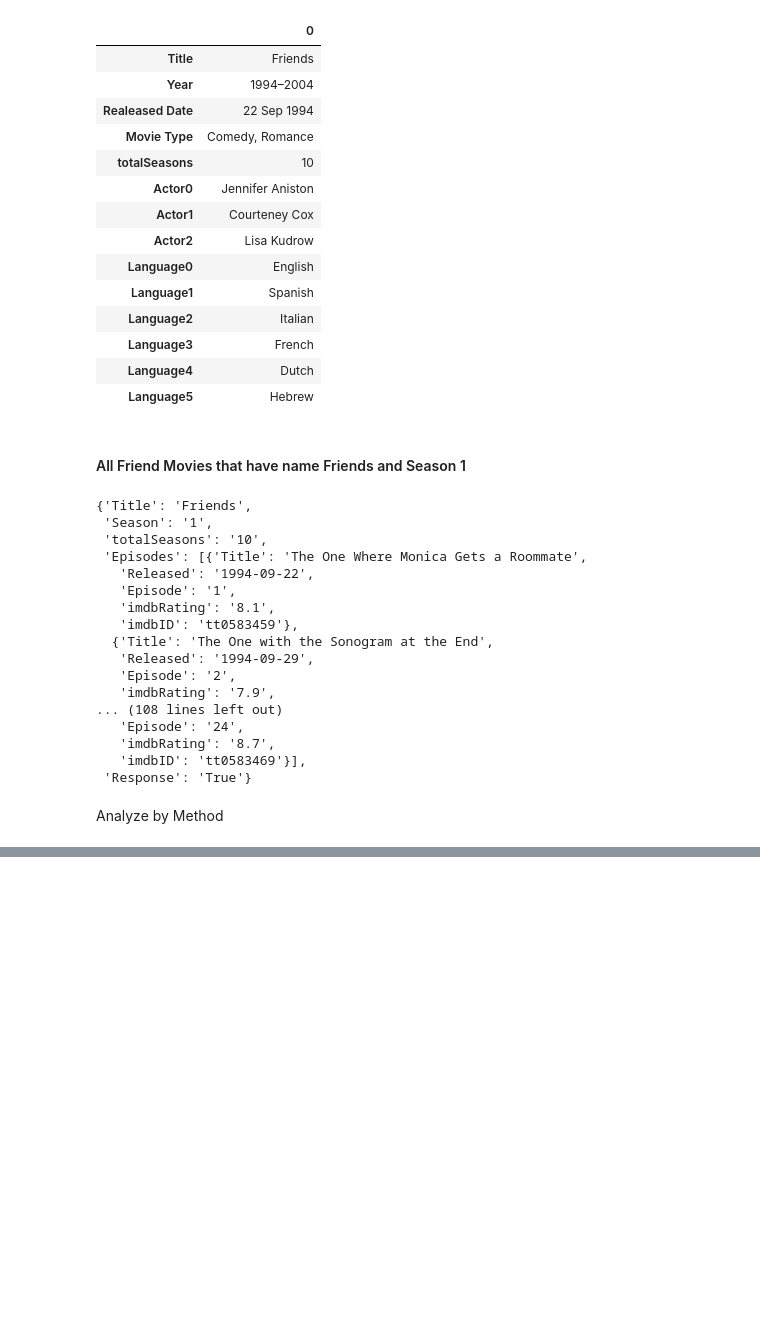
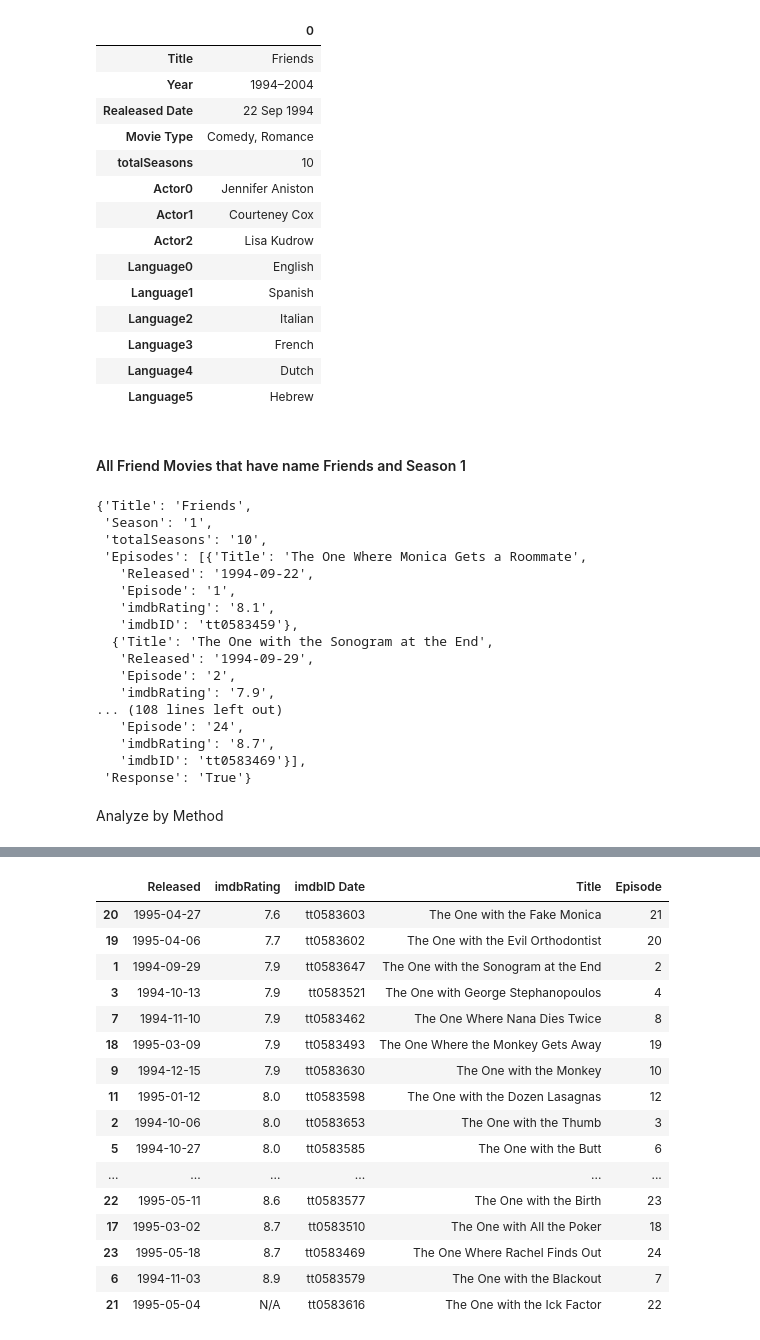
Before and after one commit to nurfkutlu/Friends_API, a Jupyter notebook: Friends.ipynb, the cells around one changed output, grey strips where cells are left out. Cells and saved outputs as stored; diff of their text form; code cells hidden in the pictures; blank space fills up the shorter version.

```diff
--- a/Friends.ipynb
+++ b/Friends.ipynb
@@ -167,0 +176,20 @@ film_ids
+# %%
+film_ids
+# %% [output]
+|  | Released | imdbRating | imdbID Date | Title | Episode |
+| 20 | 1995-04-27 | 7.6 | tt0583603 | The One with the Fake Monica | 21 |
+| 19 | 1995-04-06 | 7.7 | tt0583602 | The One with the Evil Orthodontist | 20 |
+| 1 | 1994-09-29 | 7.9 | tt0583647 | The One with the Sonogram at the End | 2 |
+| 3 | 1994-10-13 | 7.9 | tt0583521 | The One with George Stephanopoulos | 4 |
+| 7 | 1994-11-10 | 7.9 | tt0583462 | The One Where Nana Dies Twice | 8 |
+| 18 | 1995-03-09 | 7.9 | tt0583493 | The One Where the Monkey Gets Away | 19 |
+| 9 | 1994-12-15 | 7.9 | tt0583630 | The One with the Monkey | 10 |
+| 11 | 1995-01-12 | 8.0 | tt0583598 | The One with the Dozen Lasagnas | 12 |
+| 2 | 1994-10-06 | 8.0 | tt0583653 | The One with the Thumb | 3 |
+| 5 | 1994-10-27 | 8.0 | tt0583585 | The One with the Butt | 6 |
+| ... | ... | ... | ... | ... | ... |
+| 22 | 1995-05-11 | 8.6 | tt0583577 | The One with the Birth | 23 |
+| 17 | 1995-03-02 | 8.7 | tt0583510 | The One with All the Poker | 18 |
+| 23 | 1995-05-18 | 8.7 | tt0583469 | The One Where Rachel Finds Out | 24 |
+| 6 | 1994-11-03 | 8.9 | tt0583579 | The One with the Blackout | 7 |
+| 21 | 1995-05-04 | N/A | tt0583616 | The One with the Ick Factor | 22 |
```
Also changed, not shown: parts of 6 cells of this notebook.
